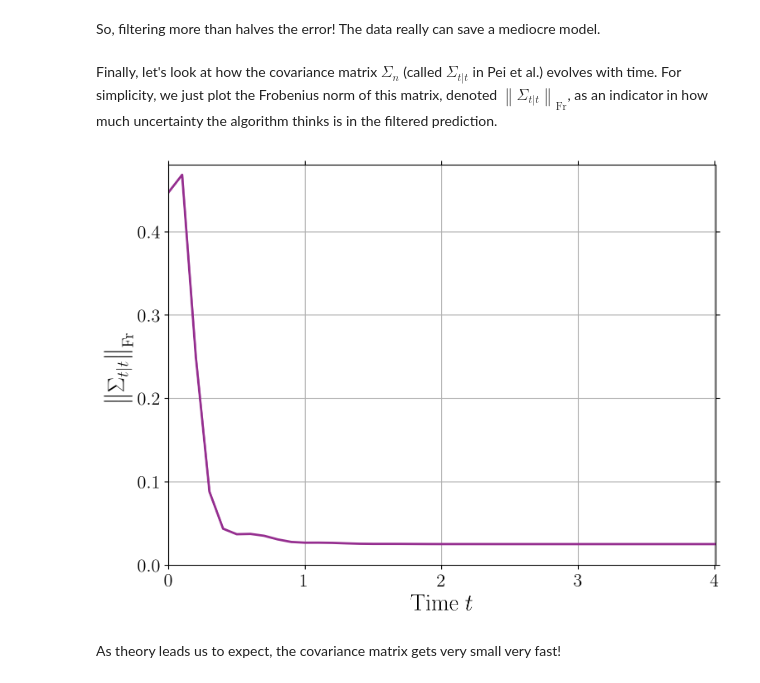
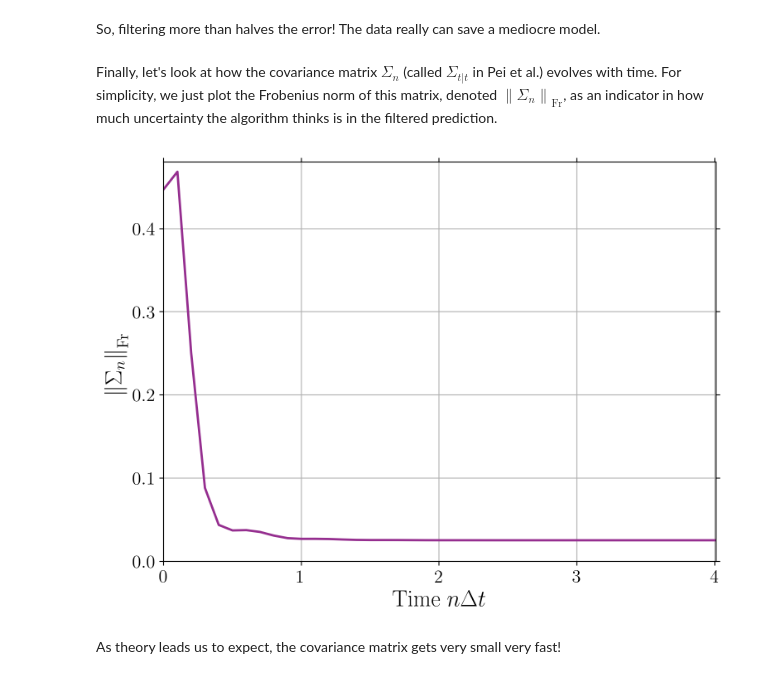
Before and after one commit to ageorgemorgan/control_thry, a Jupyter notebook: kalman_sho.ipynb, the cells around one changed output. Saved outputs shown, nothing was run; the diff lists cells and outputs as text; code cells hidden in the pictures.

```diff
--- a/kalman_sho.ipynb
+++ b/kalman_sho.ipynb
@@ -389,35 +389,35 @@ Percent improvement when Kalman is used = 59.1 %
 # %% [markdown]
  So, filtering more than halves the error! The data really can save a mediocre model.
 # %% [markdown]
-Finally, let's look at how the covariance matrix $\Sigma_{n}$ (called $\Sigma_{t|t}$ in Pei et al.) evolves with time. For simplicity, we just plot the Frobenius norm of this matrix, denoted $\left\|\Sigma_{t|t}\right\|_{\mathrm{Fr}}$, as an indicator in how much uncertainty the algorithm thinks is in the filtered prediction.
+Finally, let's look at how the covariance matrix $\Sigma_{n}$ (called $\Sigma_{t|t}$ in Pei et al.) evolves with time. For simplicity, we just plot the Frobenius norm of this matrix, denoted $\left\|\Sigma_{n}\right\|_{\mathrm{Fr}}$, as an indicator in how much uncertainty the algorithm thinks is in the filtered prediction.
 # %%
 fig, ax =plt.subplots()
 
 plt.frameon = True
 plt.grid(visible=True)
 
 plt.plot(t, np.linalg.norm(sigma_data[...,:], axis=(0,1)), color='xkcd:warm purple', linewidth=2)
 
-plt.xlabel(r"Time $t$", fontsize=20, color = 'k')
-plt.ylabel(r"$\left\|\Sigma_{t|t}\right\|_{\mathrm{Fr}}$", fontsize=20, color='k')
+plt.xlabel(r"Time $n\Delta t$", fontsize=20, color = 'k')
+plt.ylabel(r"$\left\|\Sigma_{n}\right\|_{\mathrm{Fr}}$", fontsize=20, color='k')
 
 plt.tick_params(axis='x', which='both', top='off', color = 'k')
 plt.xticks(fontsize=16, rotation=0, color = 'k')
 plt.tick_params(axis='y', which='both', right='off', color = 'k')
 plt.yticks(fontsize=16, rotation=0, color = 'k')
 ax.locator_params(axis='y', nbins=8)
 ax.locator_params(axis='x', nbins=8)
 
 plt.xlim([0.0, 4.01])
 plt.ylim([0.0, 0.48])
 
 plt.tight_layout()
 
 fig.set_size_inches(8, 6)
 
 plt.show()
 # %% [output]
-[figure, old version]
+[figure, new version]
 # %% [markdown]
 As theory leads us to expect, the covariance matrix gets very small very fast!
 # %% [markdown]
```
Also changed, not shown: parts of 3 cells of this notebook.
